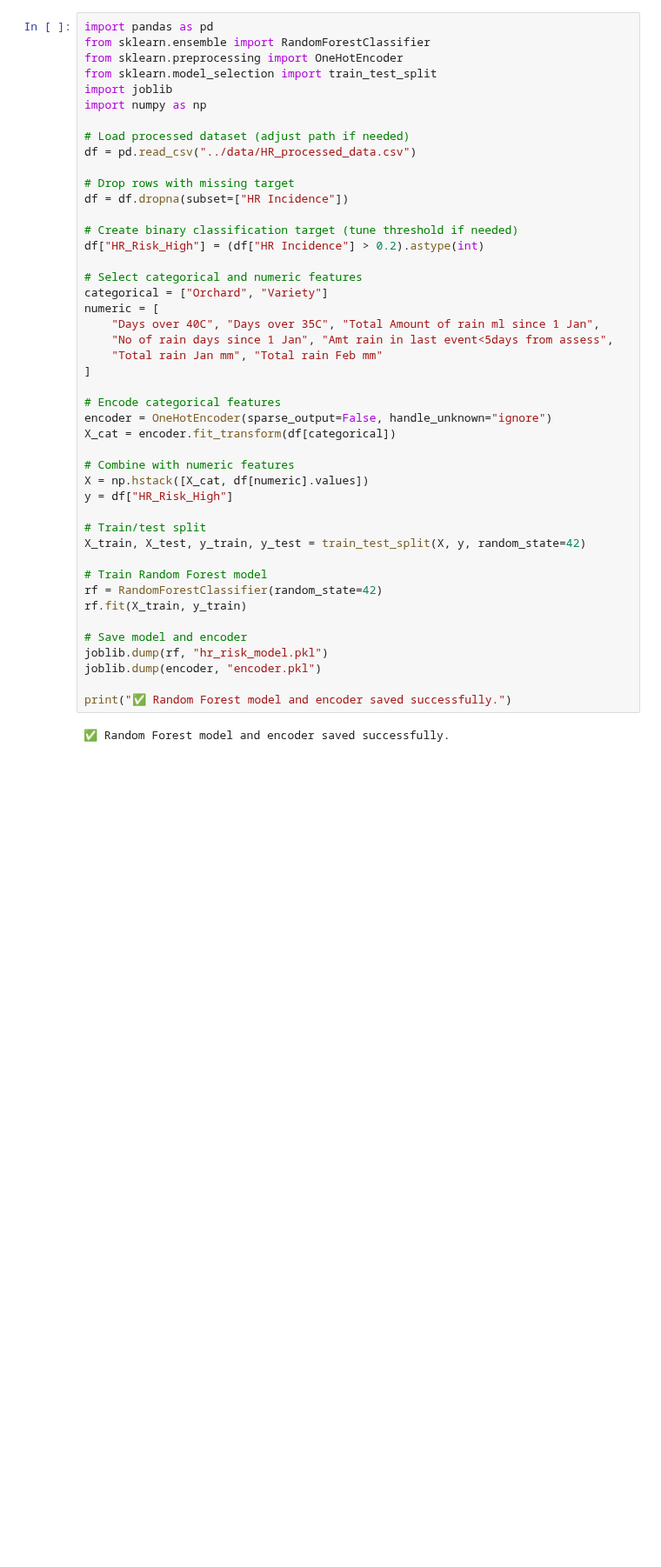
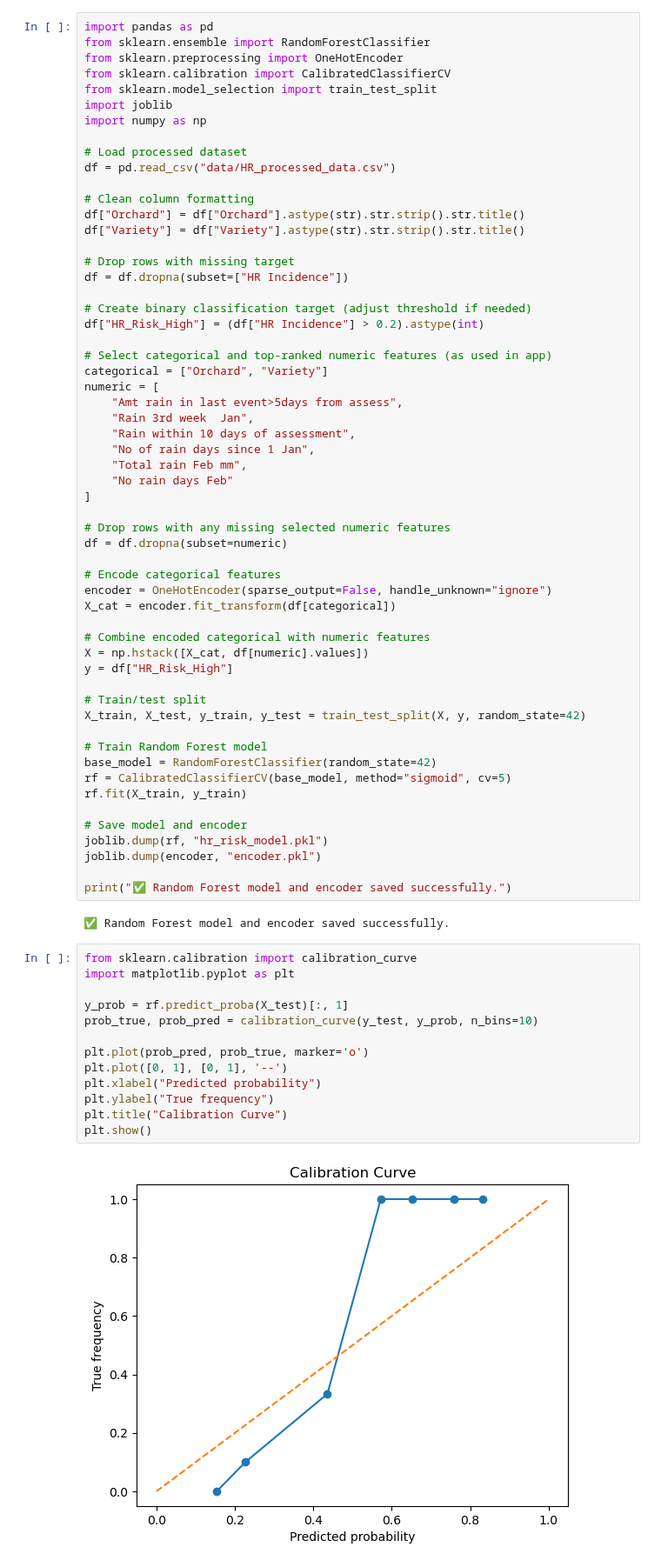
Before and after one commit to subin-seol/AgVic-Weather-Disease-Model, a Jupyter notebook: 03_risk_analysis.ipynb, the cells around one changed output. Shown at 87% size. Saved outputs shown, nothing was run; the diff lists cells and outputs as text; blank space fills up the shorter version.

```diff
--- a/03_risk_analysis.ipynb
+++ b/03_risk_analysis.ipynb
@@ -2,32 +2,43 @@
 import pandas as pd
 from sklearn.ensemble import RandomForestClassifier
 from sklearn.preprocessing import OneHotEncoder
+from sklearn.calibration import CalibratedClassifierCV
 from sklearn.model_selection import train_test_split
 import joblib
 import numpy as np
 
-# Load processed dataset (adjust path if needed)
-df = pd.read_csv("../data/HR_processed_data.csv")
+# Load processed dataset
+df = pd.read_csv("data/HR_processed_data.csv")
+
+# Clean column formatting
+df["Orchard"] = df["Orchard"].astype(str).str.strip().str.title()
+df["Variety"] = df["Variety"].astype(str).str.strip().str.title()
 
 # Drop rows with missing target
 df = df.dropna(subset=["HR Incidence"])
 
-# Create binary classification target (tune threshold if needed)
+# Create binary classification target (adjust threshold if needed)
 df["HR_Risk_High"] = (df["HR Incidence"] > 0.2).astype(int)
 
-# Select categorical and numeric features
+# Select categorical and top-ranked numeric features (as used in app)
 categorical = ["Orchard", "Variety"]
 numeric = [
-    "Days over 40C", "Days over 35C", "Total Amount of rain ml since 1 Jan",
-    "No of rain days since 1 Jan", "Amt rain in last event<5days from assess",
-    "Total rain Jan mm", "Total rain Feb mm"
+    "Amt rain in last event>5days from assess",
+    "Rain 3rd week  Jan",
+    "Rain within 10 days of assessment",
+    "No of rain days since 1 Jan",
+    "Total rain Feb mm",
+    "No rain days Feb"
 ]
+
+# Drop rows with any missing selected numeric features
+df = df.dropna(subset=numeric)
 
 # Encode categorical features
 encoder = OneHotEncoder(sparse_output=False, handle_unknown="ignore")
 X_cat = encoder.fit_transform(df[categorical])
 
-# Combine with numeric features
+# Combine encoded categorical with numeric features
 X = np.hstack([X_cat, df[numeric].values])
 y = df["HR_Risk_High"]
 
@@ -35,7 +46,8 @@ y = df["HR_Risk_High"]
 X_train, X_test, y_train, y_test = train_test_split(X, y, random_state=42)
 
 # Train Random Forest model
-rf = RandomForestClassifier(random_state=42)
+base_model = RandomForestClassifier(random_state=42)
+rf = CalibratedClassifierCV(base_model, method="sigmoid", cv=5)
 rf.fit(X_train, y_train)
 
 # Save model and encoder
@@ -45,3 +57,18 @@ joblib.dump(encoder, "encoder.pkl")
 print("✅ Random Forest model and encoder saved successfully.")
 # %% [output]
 ✅ Random Forest model and encoder saved successfully.
+# %%
+from sklearn.calibration import calibration_curve
+import matplotlib.pyplot as plt
+
+y_prob = rf.predict_proba(X_test)[:, 1]
+prob_true, prob_pred = calibration_curve(y_test, y_prob, n_bins=10)
+
+plt.plot(prob_pred, prob_true, marker='o')
+plt.plot([0, 1], [0, 1], '--')
+plt.xlabel("Predicted probability")
+plt.ylabel("True frequency")
+plt.title("Calibration Curve")
+plt.show()
+# %% [output]
+[figure, added]
```
Also changed, not shown: 4 other files.
